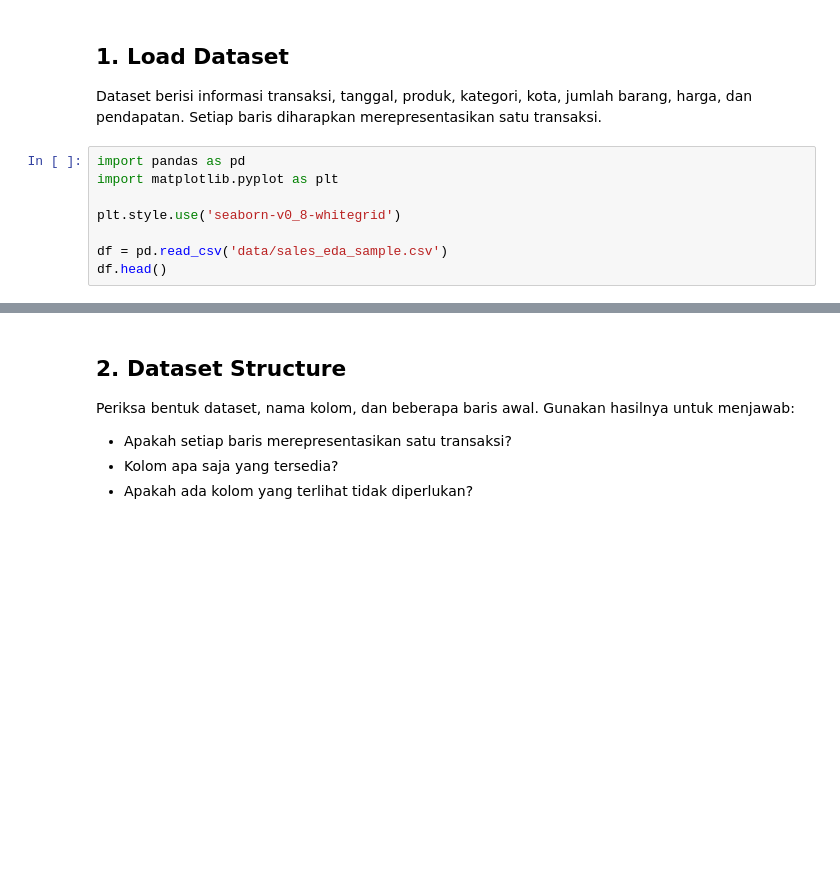
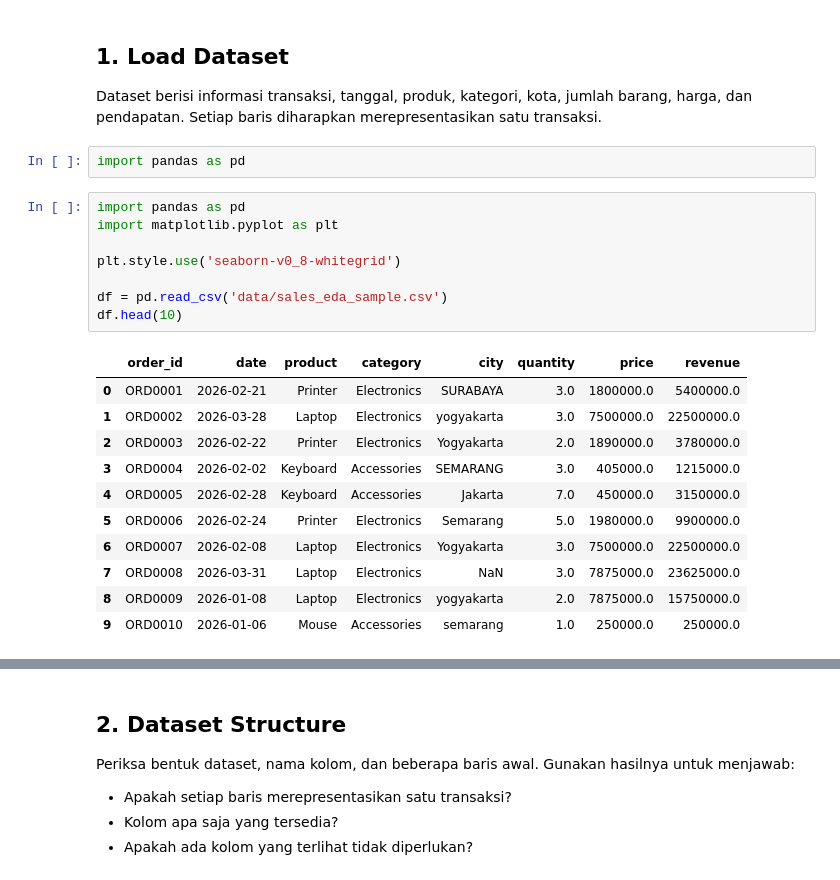
Before and after one commit to h4nna-h/sales-data-analysis, a Jupyter notebook: M01_Dataset_Overview.ipynb, the cells around one changed output, grey strips where cells are left out. Saved outputs shown, nothing was run; the diff lists cells and outputs as text; blank space fills up the shorter version.

```diff
--- a/M01_Dataset_Overview.ipynb
+++ b/M01_Dataset_Overview.ipynb
@@ -29,11 +29,25 @@ Setelah menyelesaikan notebook ini, kamu mampu:
 ## 1. Load Dataset
 
 Dataset berisi informasi transaksi, tanggal, produk, kategori, kota, jumlah barang, harga, dan pendapatan. Setiap baris diharapkan merepresentasikan satu transaksi.
+# %%
+import pandas as pd
 # %%
 import pandas as pd
 import matplotlib.pyplot as plt
 
 plt.style.use('seaborn-v0_8-whitegrid')
 
 df = pd.read_csv('data/sales_eda_sample.csv')
-df.head()
+df.head(10)
+# %% [output]
+|  | order_id | date | product | category | city | quantity | price | revenue |
+| 0 | ORD0001 | 2026-02-21 | Printer | Electronics | SURABAYA | 3.0 | 1800000.0 | 5400000.0 |
+| 1 | ORD0002 | 2026-03-28 | Laptop | Electronics | yogyakarta | 3.0 | 7500000.0 | 22500000.0 |
+| 2 | ORD0003 | 2026-02-22 | Printer | Electronics | Yogyakarta | 2.0 | 1890000.0 | 3780000.0 |
+| 3 | ORD0004 | 2026-02-02 | Keyboard | Accessories | SEMARANG | 3.0 | 405000.0 | 1215000.0 |
+| 4 | ORD0005 | 2026-02-28 | Keyboard | Accessories | Jakarta | 7.0 | 450000.0 | 3150000.0 |
+| 5 | ORD0006 | 2026-02-24 | Printer | Electronics | Semarang | 5.0 | 1980000.0 | 9900000.0 |
+| 6 | ORD0007 | 2026-02-08 | Laptop | Electronics | Yogyakarta | 3.0 | 7500000.0 | 22500000.0 |
+| 7 | ORD0008 | 2026-03-31 | Laptop | Electronics | NaN | 3.0 | 7875000.0 | 23625000.0 |
+| 8 | ORD0009 | 2026-01-08 | Laptop | Electronics | yogyakarta | 2.0 | 7875000.0 | 15750000.0 |
+| 9 | ORD0010 | 2026-01-06 | Mouse | Accessories | semarang | 1.0 | 250000.0 | 250000.0 |
```
Also changed, not shown: parts of 11 cells of this notebook, 6 other files.
